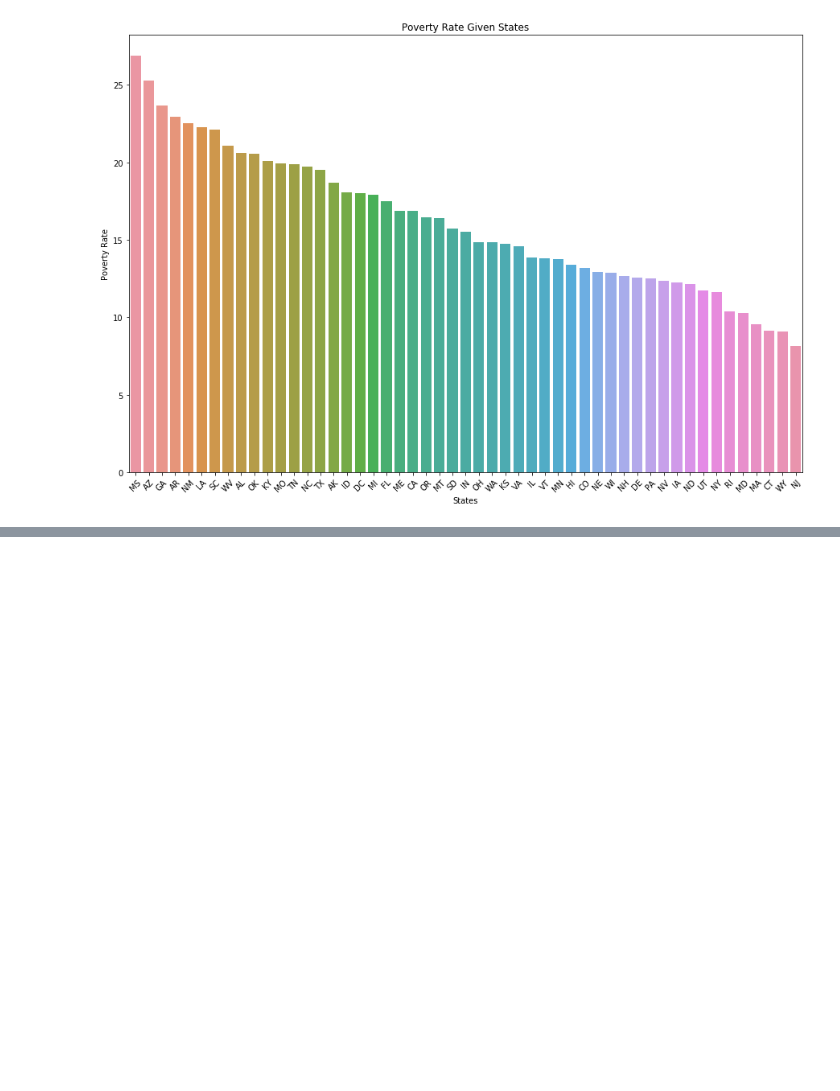
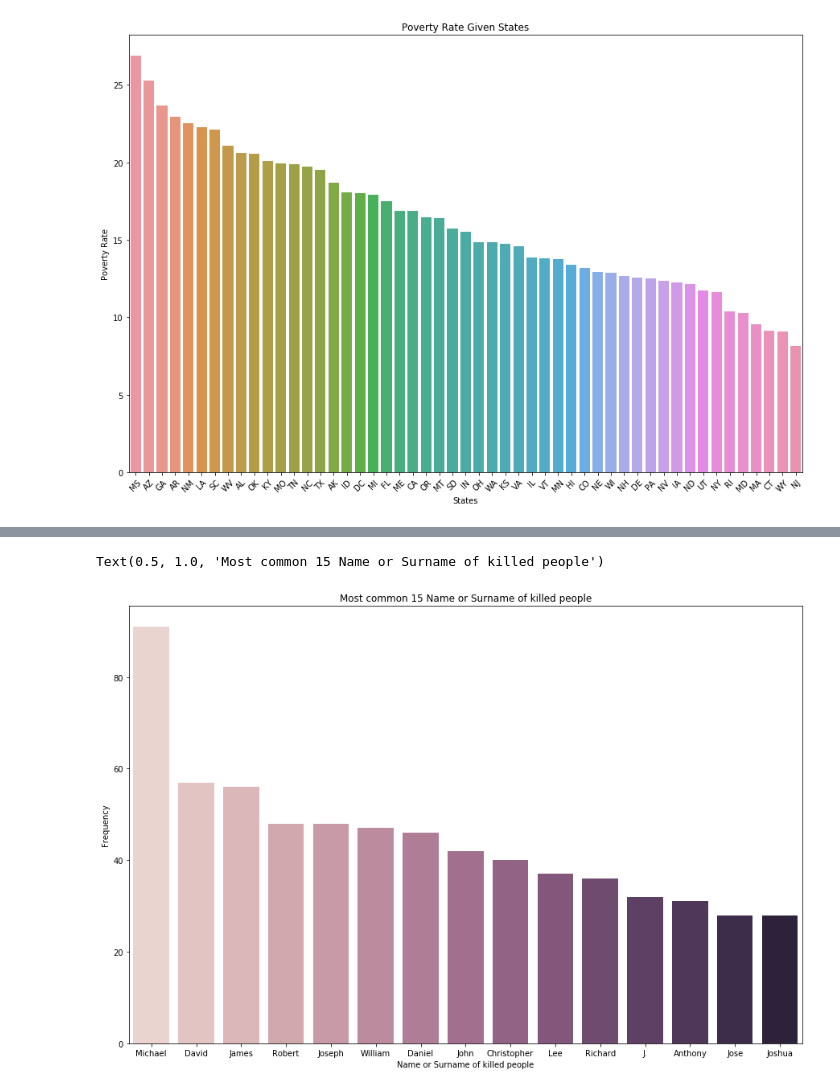
Before and after one commit to shuvamoy1983/SeabornTutorial, a Jupyter notebook: SeabornHandsOn.ipynb, the cells around one changed output, grey strips where cells are left out. Drawn from its saved outputs; the diff is of its cells as text; code cells hidden in the pictures; blank space fills up the shorter version.

Commit message:
Added Barplot

```diff
--- a/SeabornHandsOn.ipynb
+++ b/SeabornHandsOn.ipynb
@@ -55,0 +45,17 @@ area_poverty_ratio
+# %%
+separate = kill.name[kill.name != 'TK TK'].str.split()
+a,b = zip(*separate)
+name_list = a+b
+name_count = Counter(name_list)
+most_common_names = name_count.most_common(15)
+x,y = zip(*most_common_names)
+x,y = list(x),list(y)
+#
+plt.figure(figsize=(15,10))
+ax= sns.barplot(x=x, y=y,palette = sns.cubehelix_palette(len(x)))
+plt.xlabel('Name or Surname of killed people')
+plt.ylabel('Frequency')
+plt.title('Most common 15 Name or Surname of killed people')
+# %% [output]
+Text(0.5, 1.0, 'Most common 15 Name or Surname of killed people')
+[figure, added]
```
Also changed, not shown: parts of 2 cells of this notebook.
